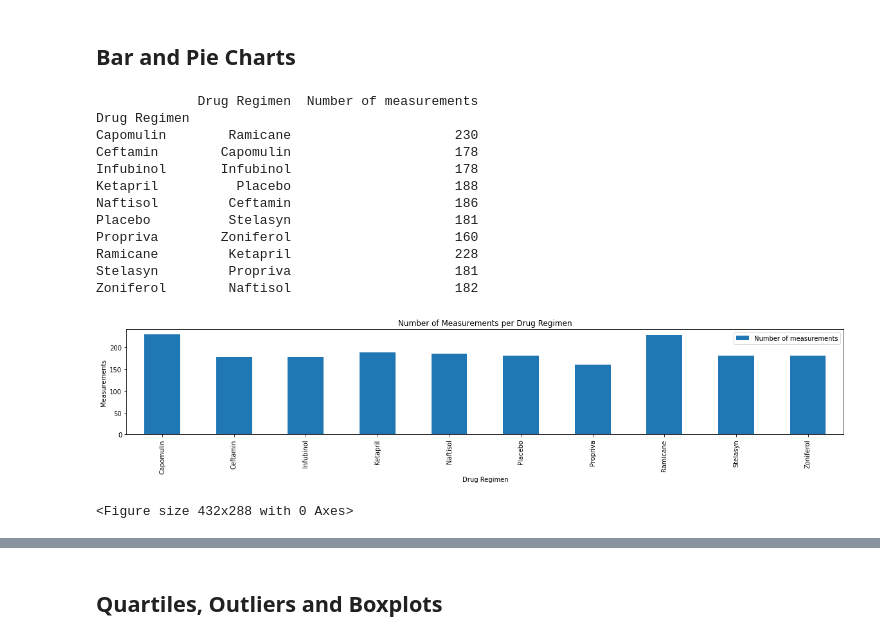
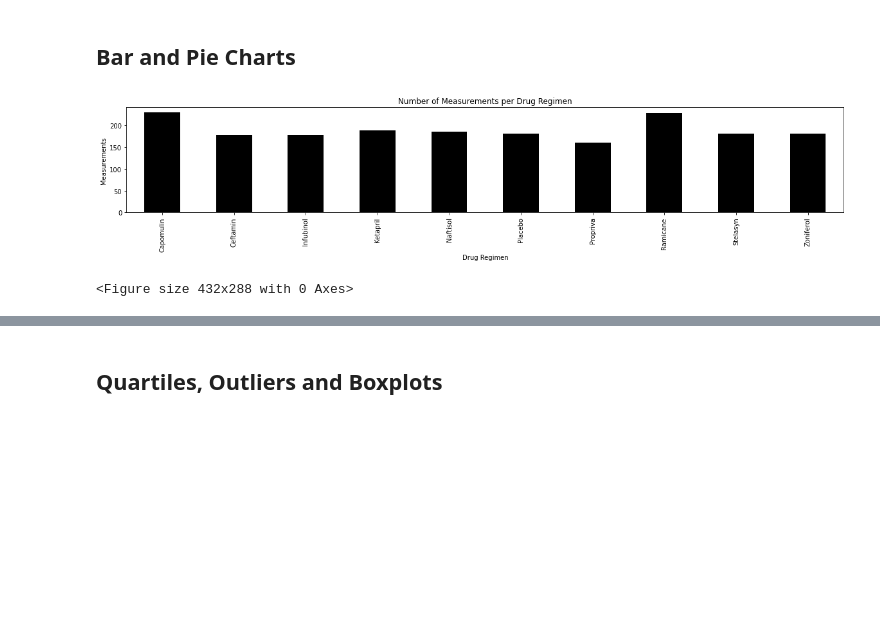
Before and after one commit to Corters22/Pymaceuticals_Review, a Jupyter notebook: pymaceuticals_starter.ipynb, the cells around one changed output, grey strips where cells are left out. Drawn from its saved outputs; the diff is of its cells as text; code cells hidden in the pictures; blank space fills up the shorter version.

```diff
--- a/pymaceuticals_starter.ipynb
+++ b/pymaceuticals_starter.ipynb
@@ -106,30 +101,15 @@ sum_df
 # %%
 # Generate a bar plot showing the total number of measurements taken on each drug regimen using pandas.
 regimen_count = grouped_by_drug_df['Tumor Volume (mm3)'].count()
 
-regimen_count_df = pd.DataFrame({"Drug Regimen": cleaned_full_data_df['Drug Regimen'].unique(),
-                                 "Number of measurements": regimen_count})
-print(regimen_count_df)
-
-regimen_count_df.plot(kind="bar", figsize=(20,3))
-plt.title("Number of Measurements per Drug Regimen")
-plt.ylabel("Measurements")
+regimen_count_chart= regimen_count.plot(kind="bar", color='black', figsize=(20,3))
+regimen_count_chart.set_title("Number of Measurements per Drug Regimen")
+regimen_count_chart.set_ylabel("Measurements")
+regimen_count_chart.set_xlabel("Drug Regimen")
 plt.show()
 plt.tight_layout()
 # %% [output]
+[figure, new version]
-             Drug Regimen  Number of measurements
-Drug Regimen
-Capomulin        Ramicane                     230
-Ceftamin        Capomulin                     178
-Infubinol       Infubinol                     178
-Ketapril          Placebo                     188
-Naftisol         Ceftamin                     186
-Placebo          Stelasyn                     181
-Propriva        Zoniferol                     160
-Ramicane         Ketapril                     228
-Stelasyn         Propriva                     181
-Zoniferol        Naftisol                     182
+<Figure size 432x288 with 0 Axes>
-[figure, old version]
-<Figure size 432x288 with 0 Axes>
 # %%
 # Generate a bar plot showing the total number of measurements taken on each drug regimen using pyplot.
```
Also changed, not shown: parts of 6 cells of this notebook.
